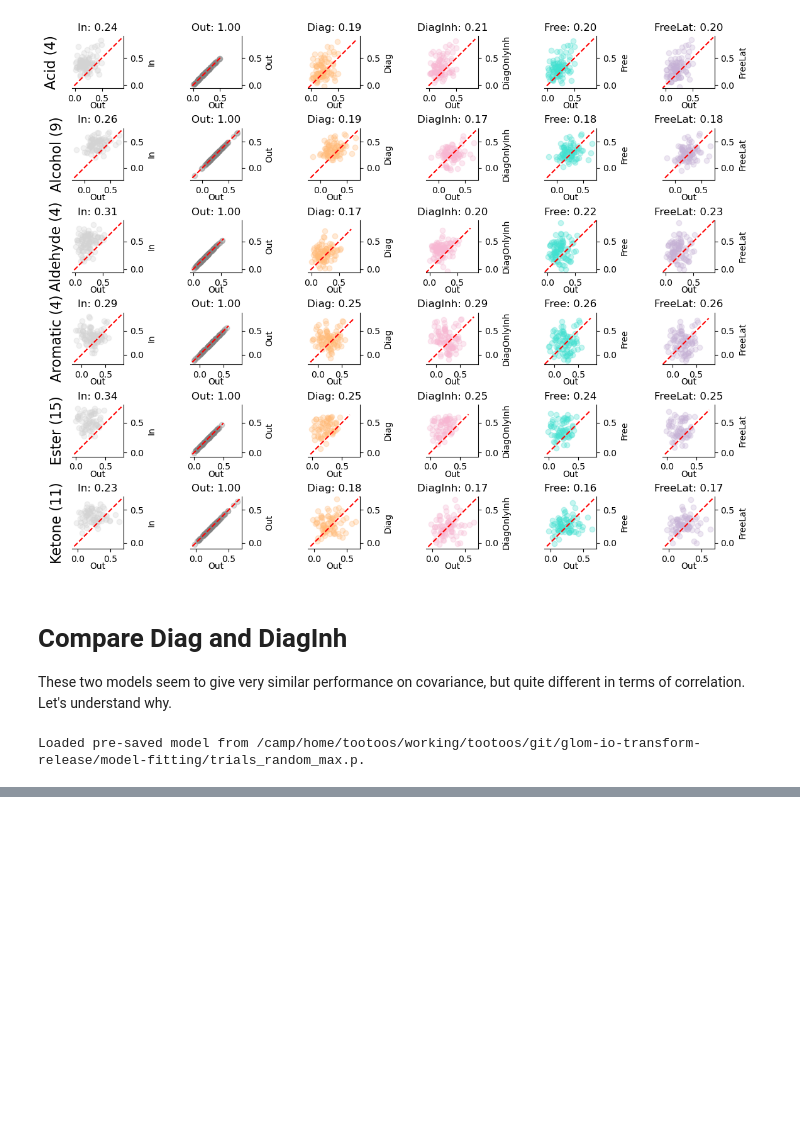
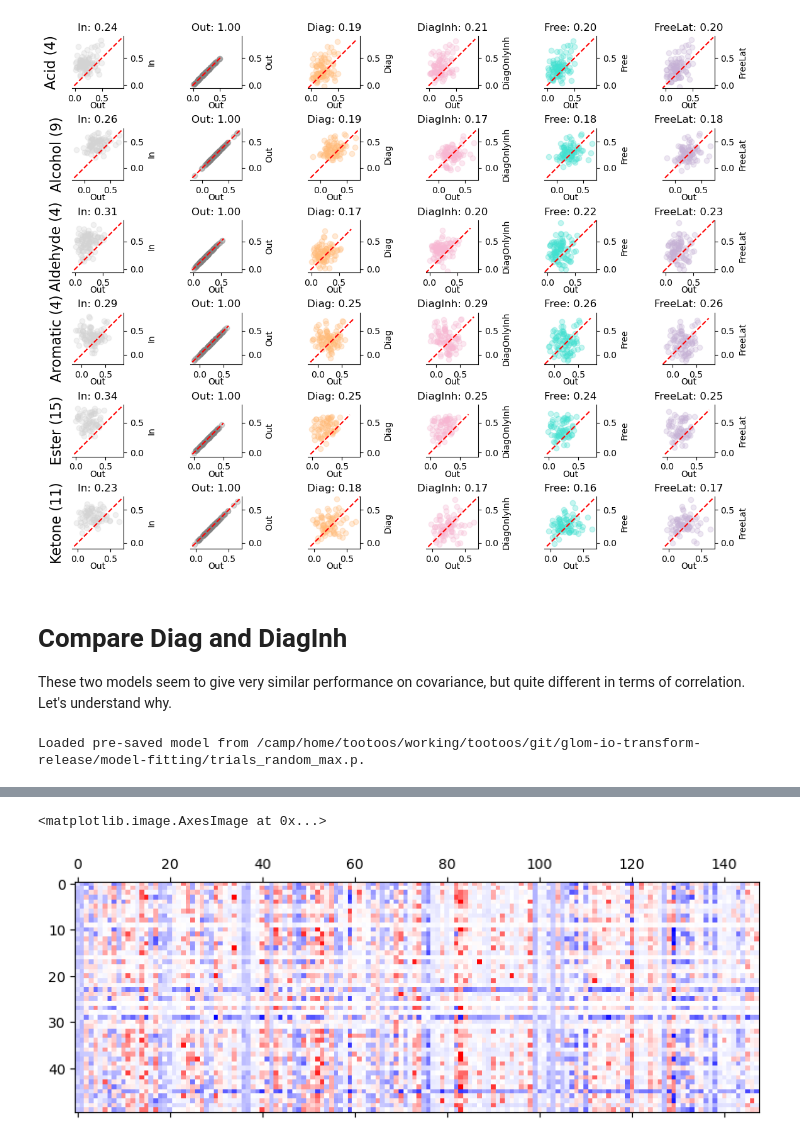
Before and after one commit to stootoon/glom-io-transform-release, a Jupyter notebook: model-fitting/demo_generalization.ipynb, the cells around one changed output, grey strips where cells are left out. Drawn from its saved outputs; the diff is of its cells as text; code cells hidden in the pictures; blank space fills up the shorter version.

```diff
--- a/model-fitting/demo_generalization.ipynb
+++ b/model-fitting/demo_generalization.ipynb
@@ -462,0 +510,5 @@ array([-0.38404705, -0.08829362, -0.54770104,  1.62729403,  2.27984942,
+# %%
+matshow(pfinals-1, vmin=-5, vmax=5, cmap="bwr")
+# %% [output]
+<matplotlib.image.AxesImage at 0x...>
+[figure, added]
```
Also changed, not shown: parts of 13 cells of this notebook.
